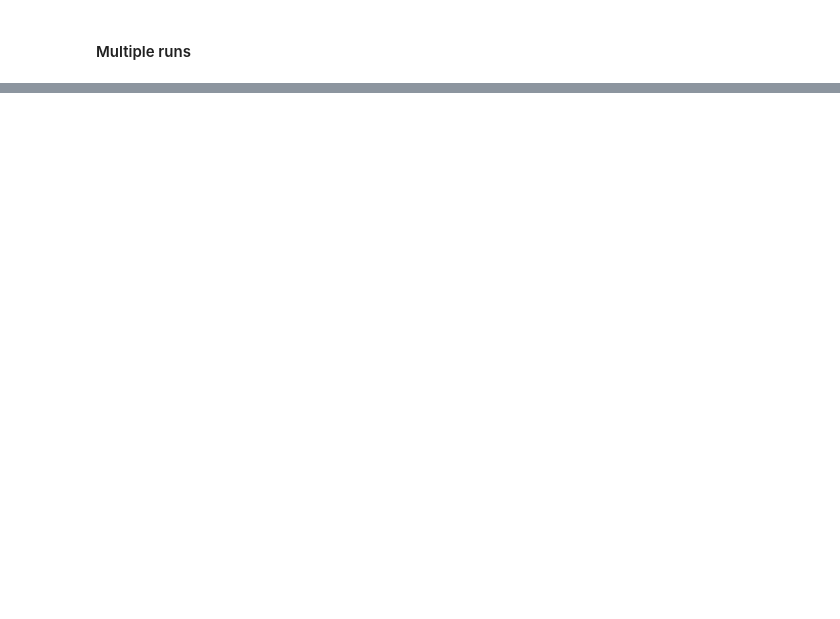
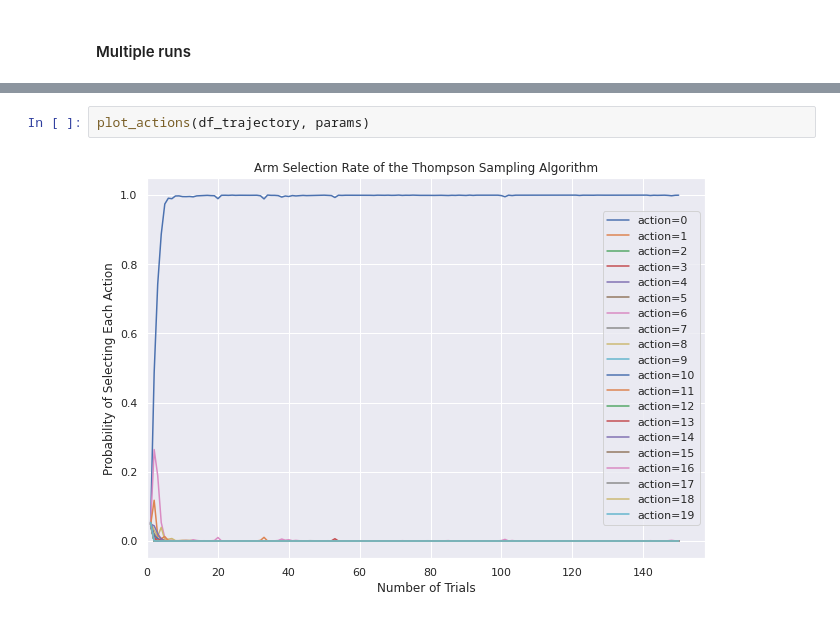
Before and after one commit to pstanisl/mlprague-2021, a Jupyter notebook: MAB_movielens_thompson.ipynb, the cells around one changed output, grey strips where cells are left out. Drawn from its saved outputs; the diff is of its cells as text; blank space fills up the shorter version.

```diff
--- a/MAB_movielens_thompson.ipynb
+++ b/MAB_movielens_thompson.ipynb
@@ -371,0 +409,4 @@ plot_actions(df_trajectory)
+# %%
+plot_actions(df_trajectory, params)
+# %% [output]
+[figure, added]
```
Also changed, not shown: parts of 18 cells of this notebook.
